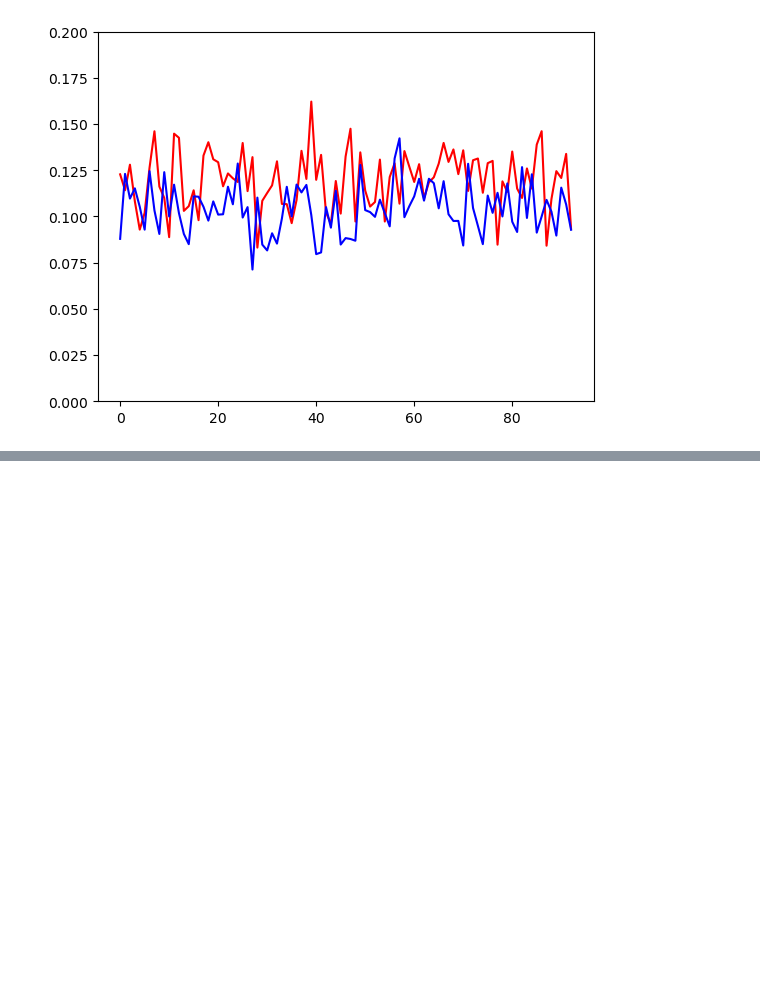
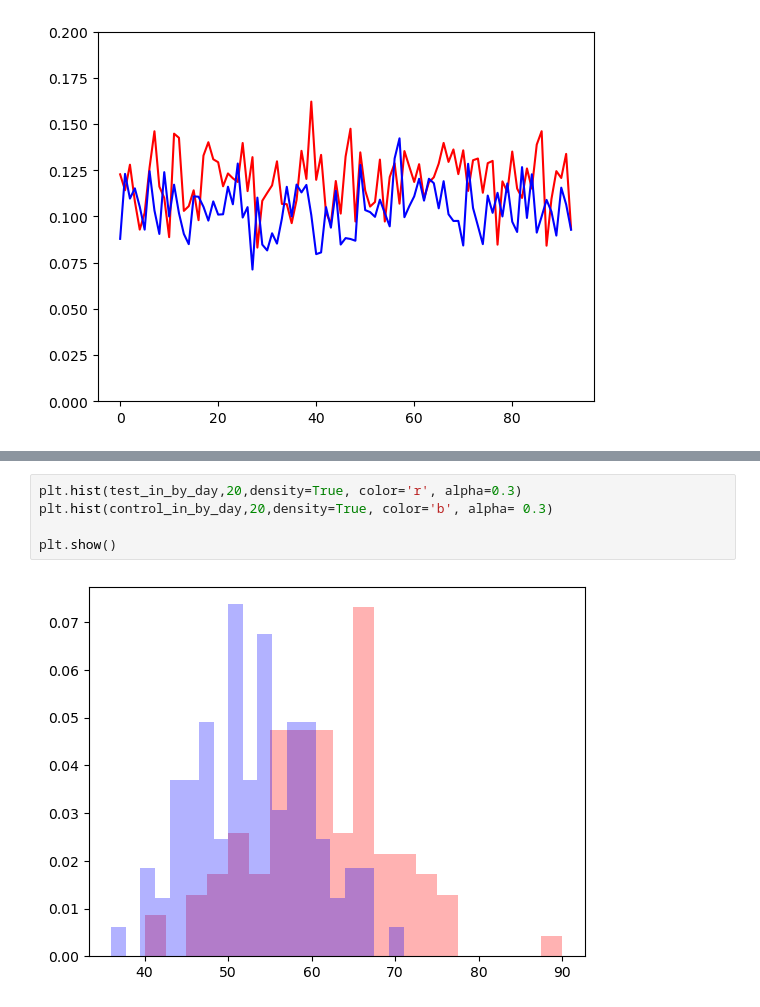
Before and after one commit to KorbovskiyOleg/DataScience, a Jupyter notebook: DataScince/Python/ДЗ сатистика/hw.ipynb, the cells around one changed output, grey strips where cells are left out. Drawn from its saved outputs; the diff is of its cells as text; blank space fills up the shorter version.

```diff
--- a/DataScince/Python/ДЗ сатистика/hw.ipynb
+++ b/DataScince/Python/ДЗ сатистика/hw.ipynb
@@ -250,0 +260,7 @@ plt.ylim(0,0.2)
+# %%
+plt.hist(test_in_by_day,20,density=True, color='r', alpha=0.3)
+plt.hist(control_in_by_day,20,density=True, color='b', alpha= 0.3)
+
+plt.show()
+# %% [output]
+[figure, added]
```
Also changed, not shown: parts of 1 cell of this notebook.
